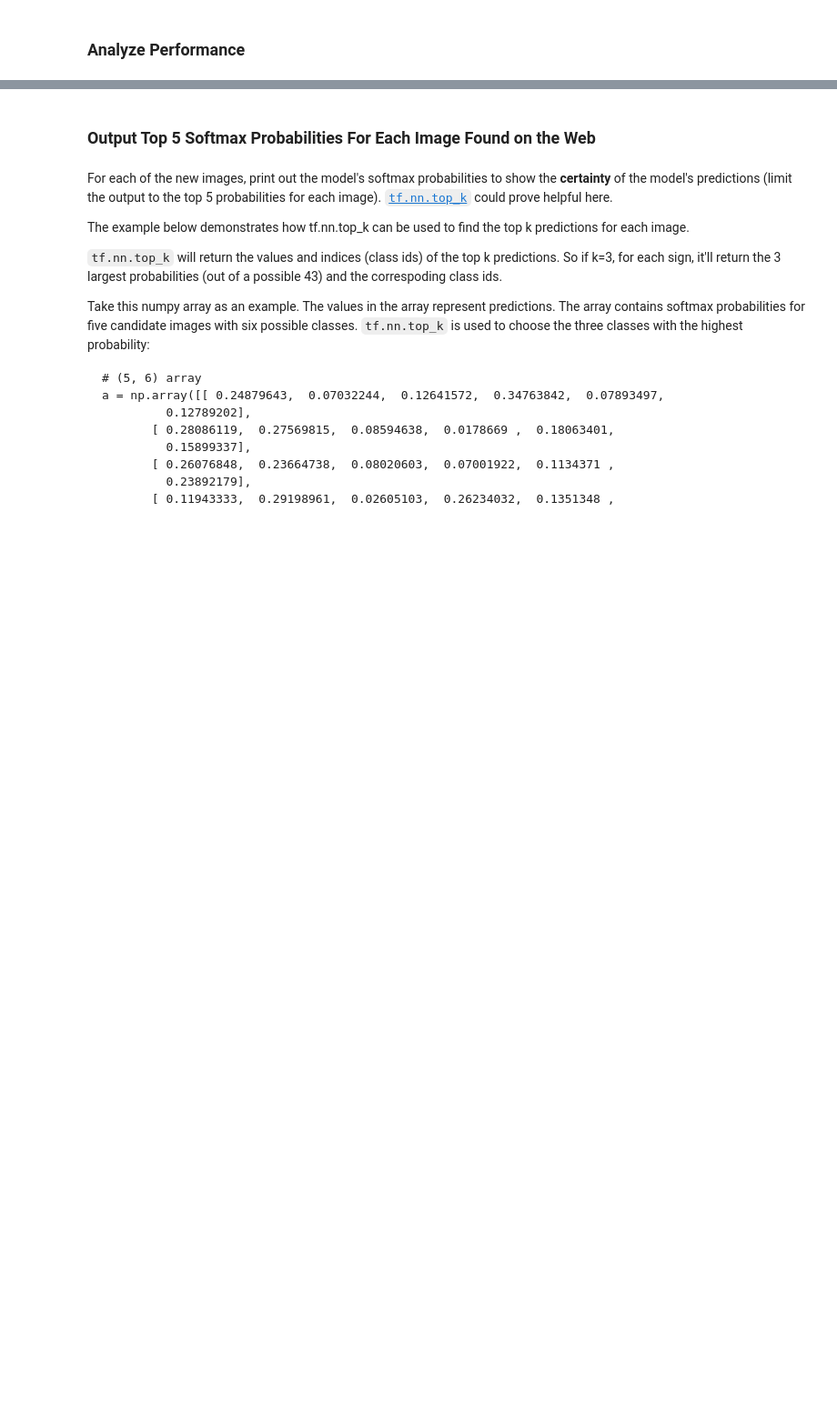
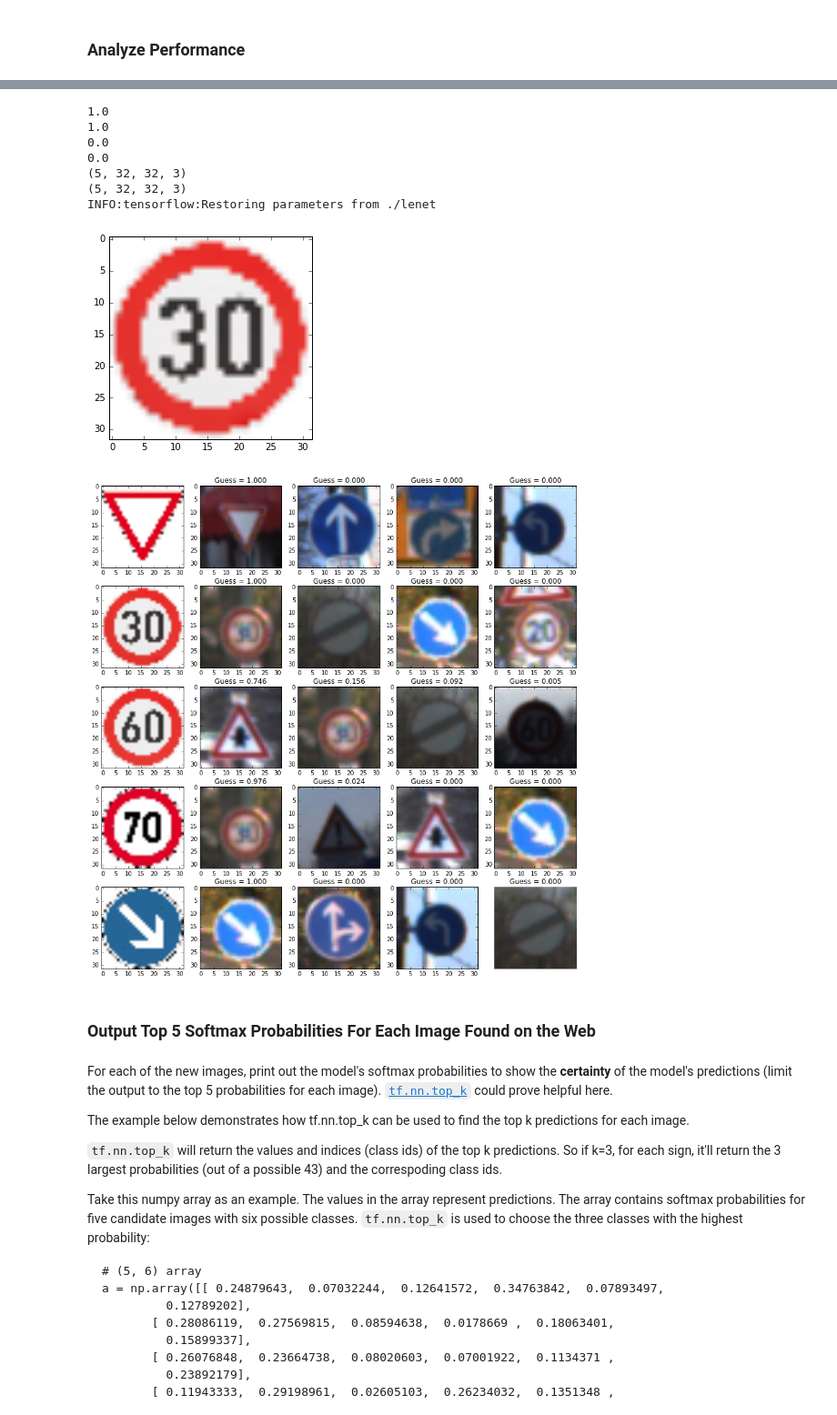
Before and after one commit to ZeipsCode/CarND-Traffic-Sign-Classifier-Project, a Jupyter notebook: Traffic_Sign_Classifier.ipynb, the cells around one changed output, grey strips where cells are left out. Shown at 91% size. Drawn from its saved outputs; the diff is of its cells as text; code cells hidden in the pictures; blank space fills up the shorter version.

```diff
--- a/Traffic_Sign_Classifier.ipynb
+++ b/Traffic_Sign_Classifier.ipynb
@@ -430,14 +467,2 @@ shape  ()
 # %% [markdown]
 ### Analyze Performance
-# %%
-### Calculate the accuracy for these 5 new images.
-### For example, if the model predicted 1 out of 5 signs correctly, it's 20% accurate on these new images.
-
-softmax_operation = tf.nn.softmax(logits=logits)
-top_k_operation = tf.nn.top_k(softmax_operation, k=5)
-
-with tf.Session() as sess:
-    saver.restore(sess, tf.train.latest_checkpoint('.'))
-
-    top_k = sess.run(top_k_operation, feed_dict={x: test_pics, y: labels})
-    print(top_k)
@@ -455,3 +469,71 @@ TopKV2(values=array([[1., 0., 0., 0., 0.],
+# %%
+### Calculate the accuracy for these 5 new images.
+### For example, if the model predicted 1 out of 5 signs correctly, it's 20% accurate on these new images.
+"""
+softmax_operation = tf.nn.softmax(logits=logits)
+top_k_operation = tf.nn.top_k(softmax_operation, k=3)
+
+with tf.Session() as sess:
+    sess.run(tf.global_variables_initializer())
+    saver.restore(sess, "./lenet")
+    top_k = sess.run(top_k_operation, feed_dict={x: test_pics, y: labels})
+    print(top_k)
+"""
+
+softmax_logits = tf.nn.softmax(logits)
+TopKV2 = tf.nn.top_k(softmax_logits, k=4)
+
+#X_Validation = X_Validation * 128
+#X_Validation = X_Validation + 128
+#test_pics = test_pics * 128
+#test_pics = test_pics + 128
+
+test_pics.astype(int)
+X_Validation.astype(int)
+
+print(np.max(test_pics))
+print(np.max(X_Validation))
+
+print(np.min(test_pics))
+print(np.min(X_Validation))
+
+print(np.shape(test_pics))
+
+test_pics = np.asarray(test_pics)
+
+print(np.shape(test_pics))
+
+plt.imshow(test_pics[1],cmap = 'gray')
+
+### Run the session
+
+with tf.Session() as sess:
+    sess.run(tf.global_variables_initializer())
+    saver.restore(sess, "./lenet")
+    sess.run(softmax_logits, feed_dict={x: test_pics})
+    top_prop = sess.run(TopKV2, feed_dict={x: test_pics})
+
+    ###Show images
+    fig, ax = plt.subplots(5,5)
+    fig.subplots_adjust(right=2, top=3)
+    for i in range(5):
+        ax[i,0].imshow(test_pics[i])
+        for j in range(4):
+            ax[i,j+1].set_title("Guess = {:.3f}".format(top_prop[0][i][j]))
+            ax[i,j+1].imshow(X_Validation[np.argwhere(y_Validation == top_prop[1][i][j])[0]].squeeze())
+
+    plt.axis('off')
+    #plt.savefig("./examples/prediction.png")
+# %% [output]
+1.0
+1.0
+0.0
+0.0
+(5, 32, 32, 3)
+(5, 32, 32, 3)
+INFO:tensorflow:Restoring parameters from ./lenet
+[figure, added]
+[figure, added]
 # %% [markdown]
 ### Output Top 5 Softmax Probabilities For Each Image Found on the Web
 # %% [markdown]
```
Also changed, not shown: parts of 9 cells of this notebook.
